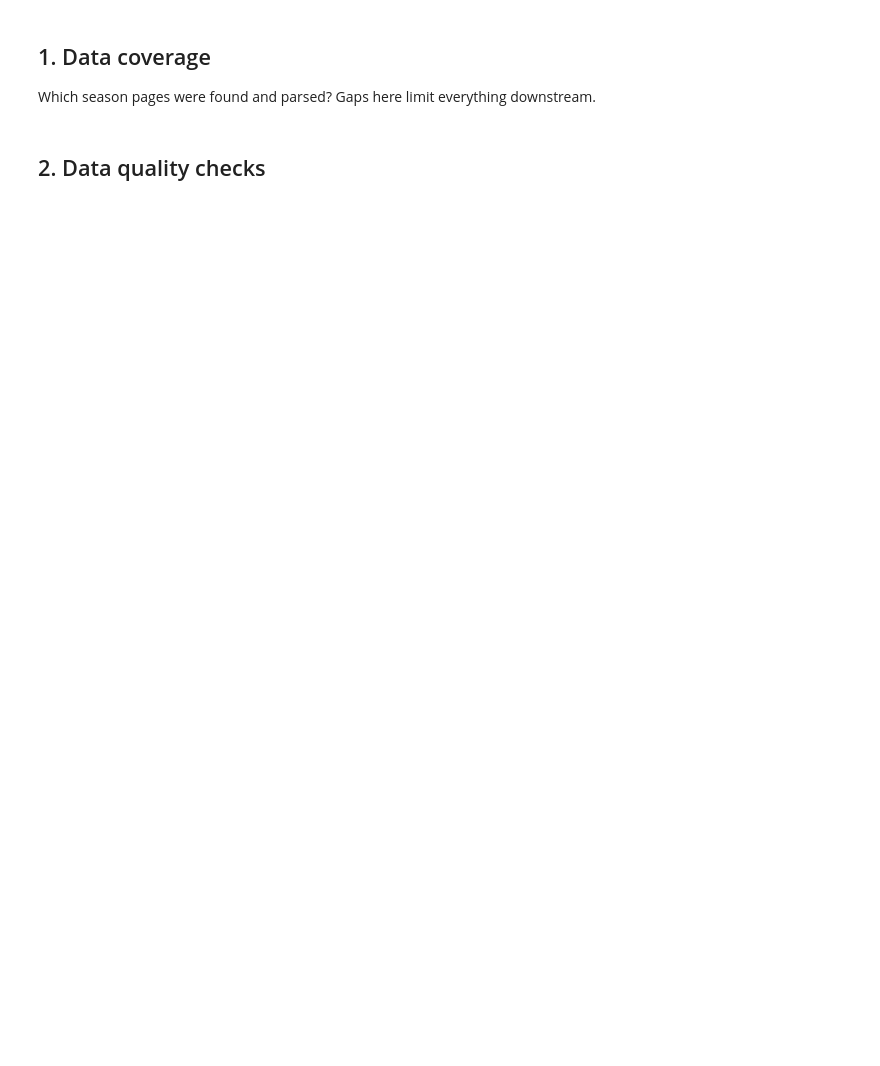
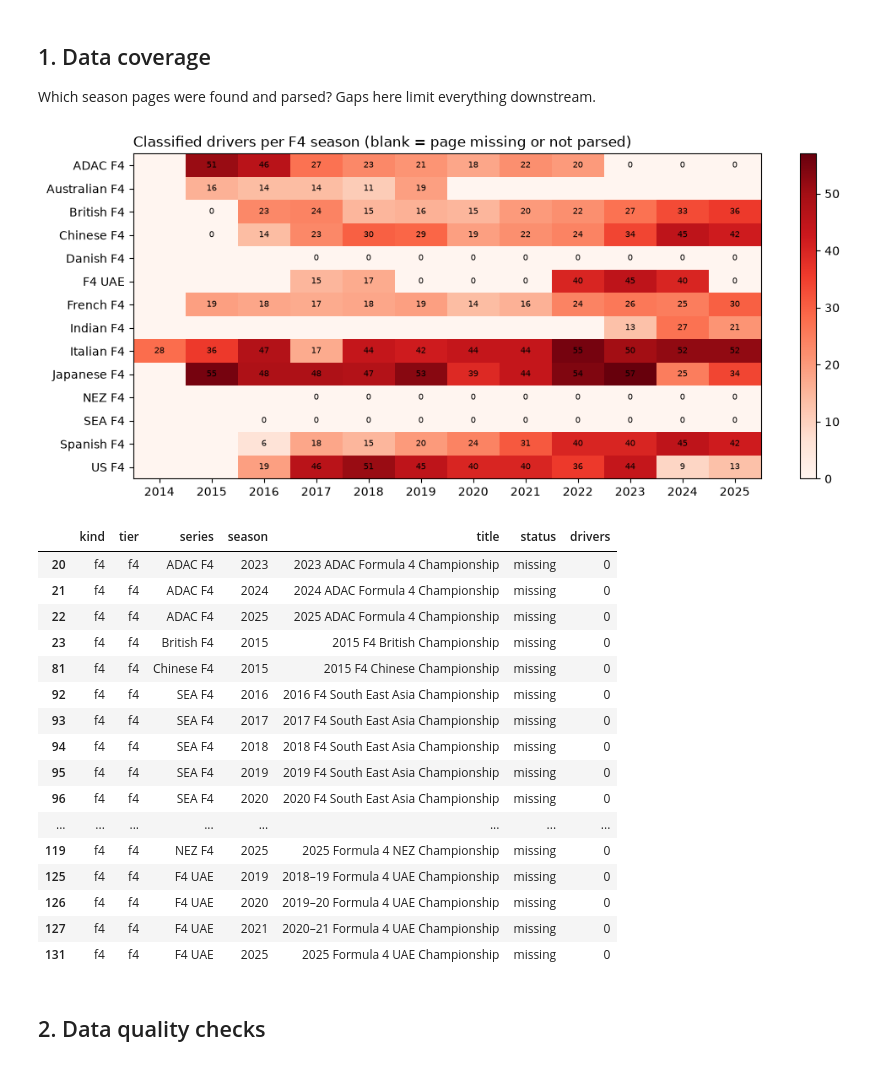
Before and after one commit to AbhishaWhaval/f4-career-analytics, a Jupyter notebook: notebooks/01_exploration.ipynb, the cells around one changed output. Cells and saved outputs as stored; diff of their text form; code cells hidden in the pictures; blank space fills up the shorter version.

```diff
--- a/notebooks/01_exploration.ipynb
+++ b/notebooks/01_exploration.ipynb
@@ -20,14 +22,33 @@ Which season pages were found and parsed? Gaps here limit everything downstream.
 # %%
 grid = (coverage[coverage.kind == "f4"]
         .pivot_table(index="series", columns="season", values="drivers", aggfunc="sum"))
 fig, ax = plt.subplots(figsize=(12, 5))
 im = ax.imshow(grid.fillna(0), cmap="Reds", aspect="auto")
 ax.set_xticks(range(len(grid.columns)), grid.columns); ax.set_yticks(range(len(grid.index)), grid.index)
-for (i, j), v in pd.DataFrame(grid.values).stack().items():
+for (i, j), v in pd.DataFrame(grid.values).stack().dropna().items():
     ax.text(j, i, int(v), ha="center", va="center", fontsize=7)
 ax.set_title("Classified drivers per F4 season (blank = page missing or not parsed)", loc="left")
 plt.colorbar(im); plt.show()
 coverage[coverage.status != "parsed"]
+# %% [output]
+[figure, added]
+|  | kind | tier | series | season | title | status | drivers |
+| 20 | f4 | f4 | ADAC F4 | 2023 | 2023 ADAC Formula 4 Championship | missing | 0 |
+| 21 | f4 | f4 | ADAC F4 | 2024 | 2024 ADAC Formula 4 Championship | missing | 0 |
+| 22 | f4 | f4 | ADAC F4 | 2025 | 2025 ADAC Formula 4 Championship | missing | 0 |
+| 23 | f4 | f4 | British F4 | 2015 | 2015 F4 British Championship | missing | 0 |
+| 81 | f4 | f4 | Chinese F4 | 2015 | 2015 F4 Chinese Championship | missing | 0 |
+| 92 | f4 | f4 | SEA F4 | 2016 | 2016 F4 South East Asia Championship | missing | 0 |
+| 93 | f4 | f4 | SEA F4 | 2017 | 2017 F4 South East Asia Championship | missing | 0 |
+| 94 | f4 | f4 | SEA F4 | 2018 | 2018 F4 South East Asia Championship | missing | 0 |
+| 95 | f4 | f4 | SEA F4 | 2019 | 2019 F4 South East Asia Championship | missing | 0 |
+| 96 | f4 | f4 | SEA F4 | 2020 | 2020 F4 South East Asia Championship | missing | 0 |
+| ... | ... | ... | ... | ... | ... | ... | ... |
+| 119 | f4 | f4 | NEZ F4 | 2025 | 2025 Formula 4 NEZ Championship | missing | 0 |
+| 125 | f4 | f4 | F4 UAE | 2019 | 2018–19 Formula 4 UAE Championship | missing | 0 |
+| 126 | f4 | f4 | F4 UAE | 2020 | 2019–20 Formula 4 UAE Championship | missing | 0 |
+| 127 | f4 | f4 | F4 UAE | 2021 | 2020–21 Formula 4 UAE Championship | missing | 0 |
+| 131 | f4 | f4 | F4 UAE | 2025 | 2025 Formula 4 UAE Championship | missing | 0 |
 # %% [markdown]
 ## 2. Data quality checks
 # %%
```
Also changed, not shown: parts of 6 cells of this notebook, 5 other files.
